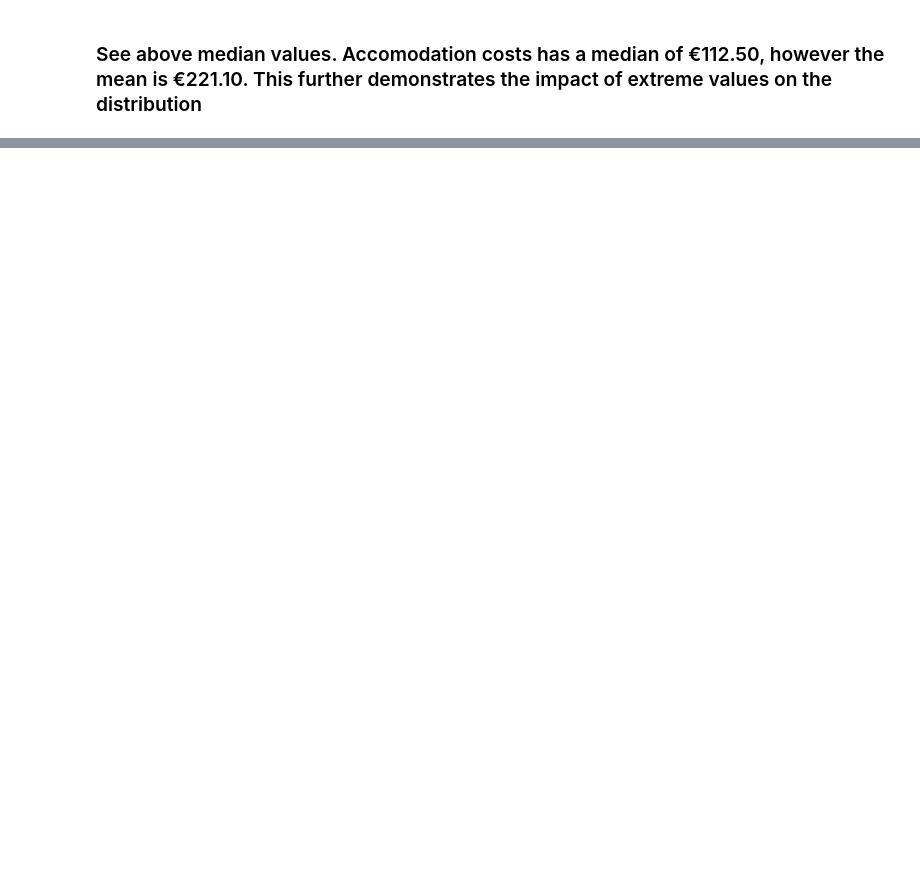
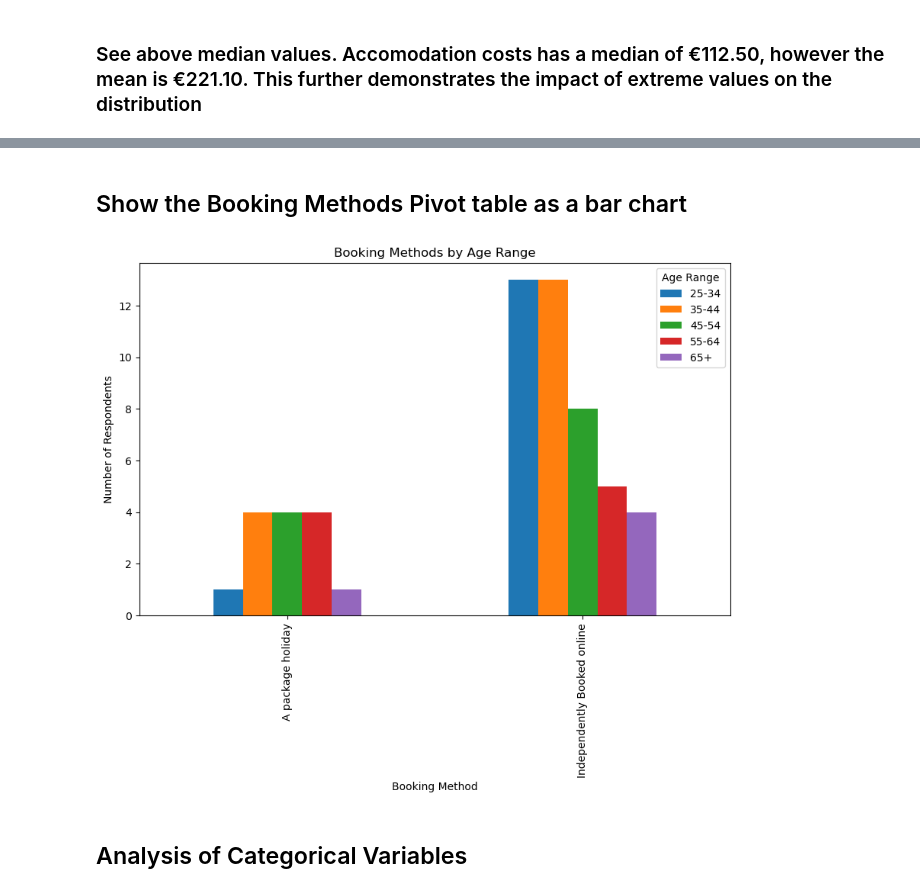
Before and after one commit to sba26096-CiaranLynch/Stastical_Techniques, a Jupyter notebook: Holiday_trends_Data_CA1.ipynb, the cells around one changed output, grey strips where cells are left out. Saved outputs shown, nothing was run; the diff lists cells and outputs as text; code cells hidden in the pictures; blank space fills up the shorter version.

```diff
--- a/Holiday_trends_Data_CA1.ipynb
+++ b/Holiday_trends_Data_CA1.ipynb
@@ -117,0 +196,12 @@ dtype: float64
+# %%
+# create a pivot table
+pivot_bookings = pd.pivot_table (
+    df_Holidays,
+    values="Group_Size",
+    index="Booking_Method",
+    columns="Age_Range",
+    aggfunc="count",
+    margins=True,
+    margins_name="Total"
+)
+pivot_bookings
@@ -117,0 +216,23 @@ dtype: float64
+# %% [markdown]
+## Show the Booking Methods Pivot table as a bar chart
+# %%
+pivot_chart = pivot_bookings.drop(
+    index="Total",
+    errors="ignore").drop(
+    columns="Total",
+    errors="ignore")
+
+pivot_chart.plot(
+    kind="bar",
+    figsize=(10,6))
+
+plt.title("Booking Methods by Age Range")
+plt.xlabel("Booking Method")
+plt.ylabel("Number of Respondents")
+plt.legend(title="Age Range")
+
+plt.show()
+# %% [output]
+[figure, added]
+# %% [markdown]
+## Analysis of Categorical Variables
```
Also changed, not shown: parts of 60 cells of this notebook.
